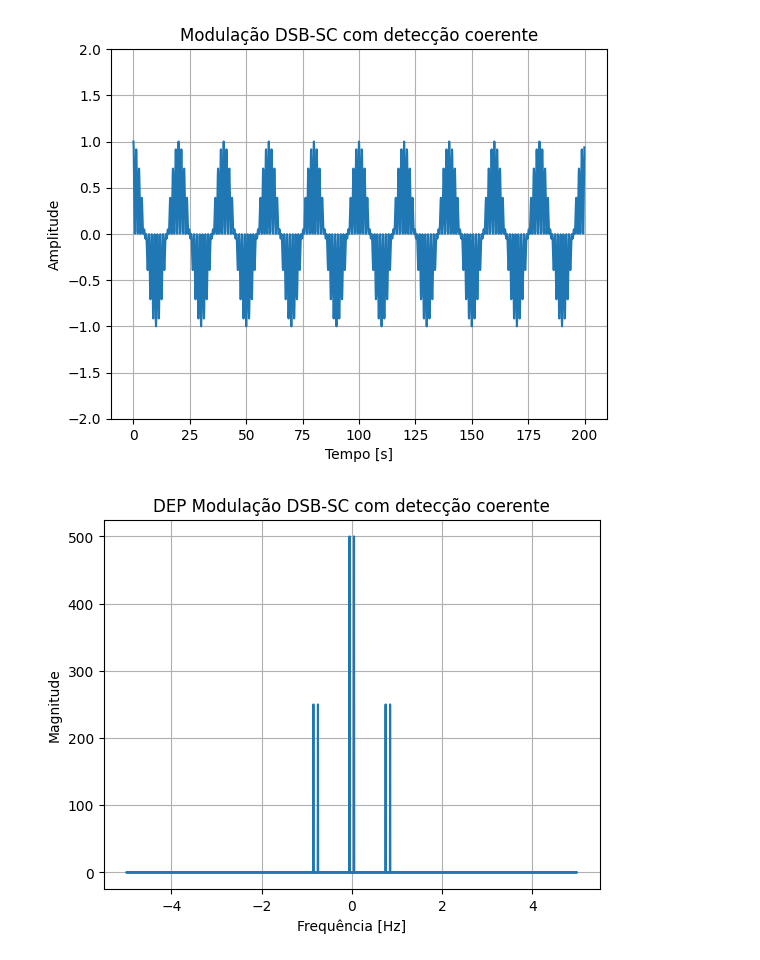
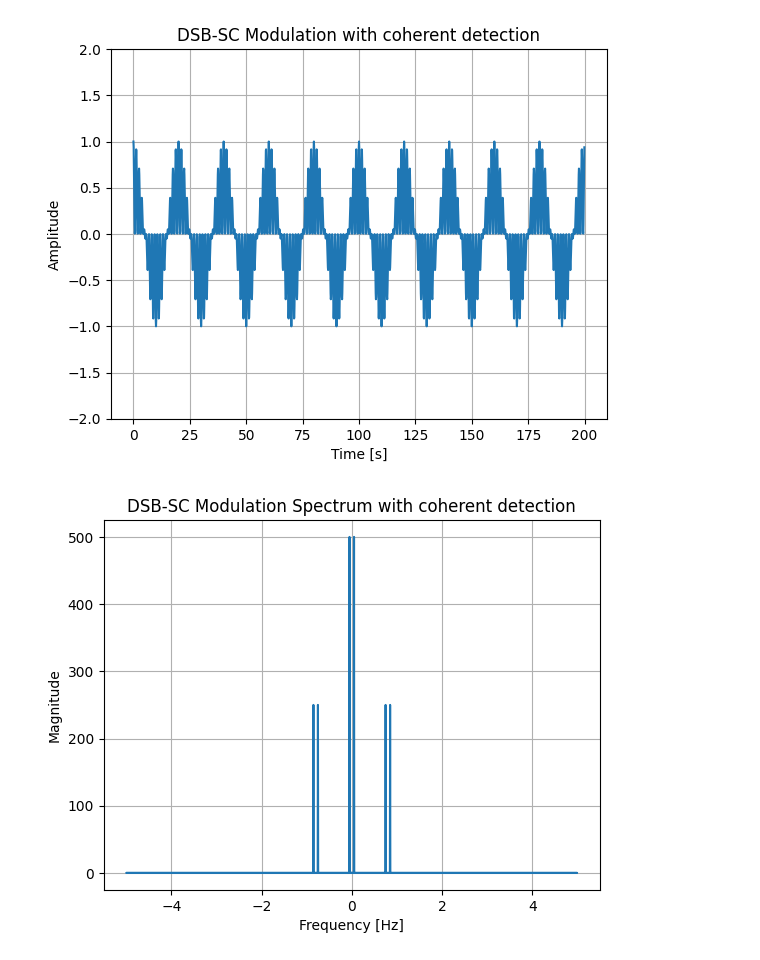
Before and after one commit to vitorfraga12/Principios-de-Comunicaoes, a Jupyter notebook: modulações.ipynb, the cells around one changed output. Saved outputs shown, nothing was run; the diff lists cells and outputs as text; code cells hidden in the pictures.

```diff
--- a/modulações.ipynb
+++ b/modulações.ipynb
@@ -77,27 +112,27 @@ plt.show()
 # %%
-#Fazendo a detecção coerente do sinal DSB-SC
+# Making the coherent detection of the DSB-SC signal
 s_t2 = dsb_sc*np.cos(2*np.pi*fc*t)
 plt.figure()
 plt.plot(t, s_t2)
-plt.title('Modulação DSB-SC com detecção coerente')
-plt.xlabel('Tempo [s]')
+plt.title('DSB-SC Modulation with coherent detection')
+plt.xlabel('Time [s]')
 plt.ylabel('Amplitude')
 plt.ylim(-2,2)
 plt.grid()
 plt.show()
 
 fft_result_dsbcoe = np.fft.fft(s_t2, M)
 fft_freq_dsbcoe = np.fft.fftfreq(M, 1/fs)
 
-# Plotar espectro de frequência
+# Ploting the FFT
 plt.figure()
 plt.plot(fft_freq_dsbcoe, np.abs(fft_result_dsbcoe))
-plt.title('DEP Modulação DSB-SC com detecção coerente')
-plt.xlabel('Frequência [Hz]')
+plt.title('DSB-SC Modulation Spectrum with coherent detection')
+plt.xlabel('Frequency [Hz]')
 plt.ylabel('Magnitude')
-plt.grid(True)
+plt.grid()
 plt.show()
 # %% [output]
-[figure, old version]
+[figure, new version]
-[figure, old version]
+[figure, new version]
 # %%
```
Also changed, not shown: parts of 13 cells of this notebook.
